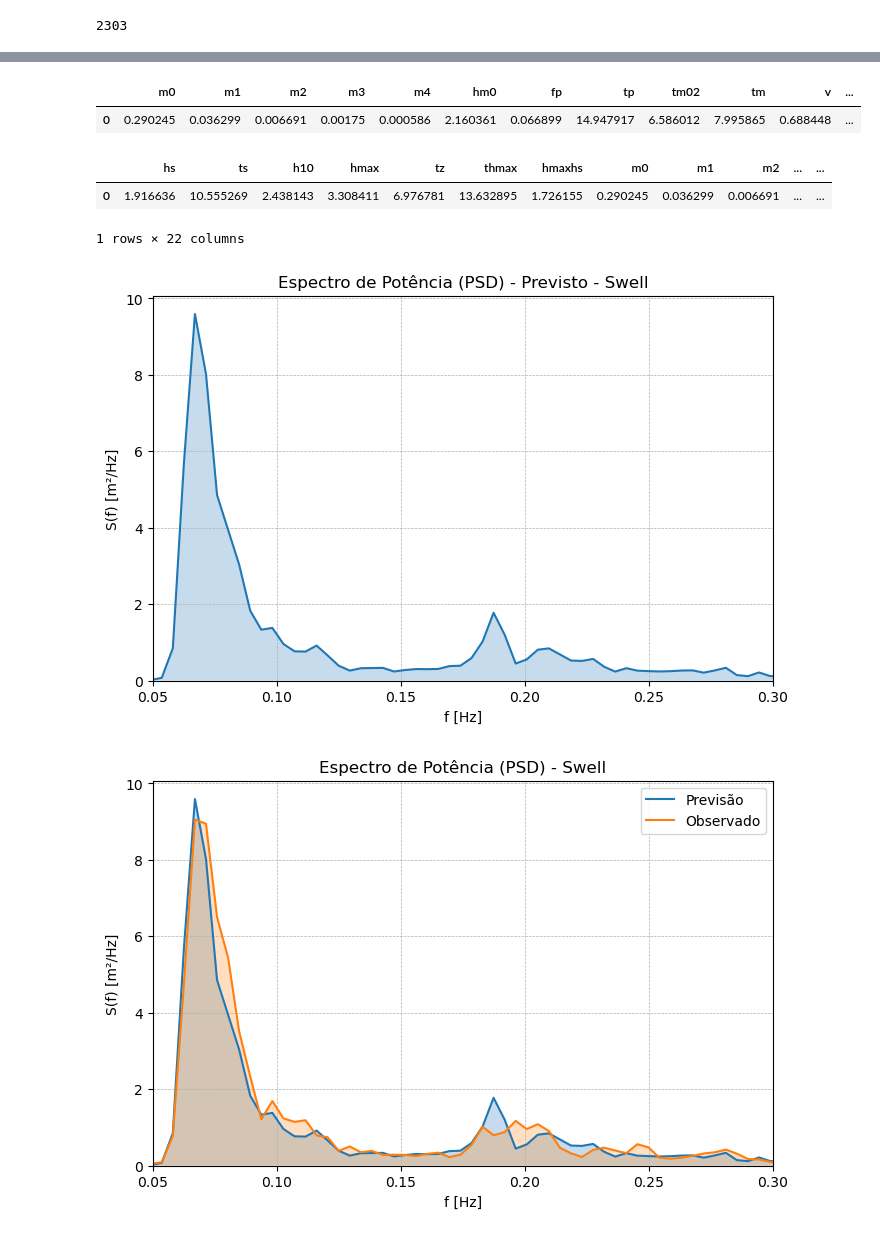
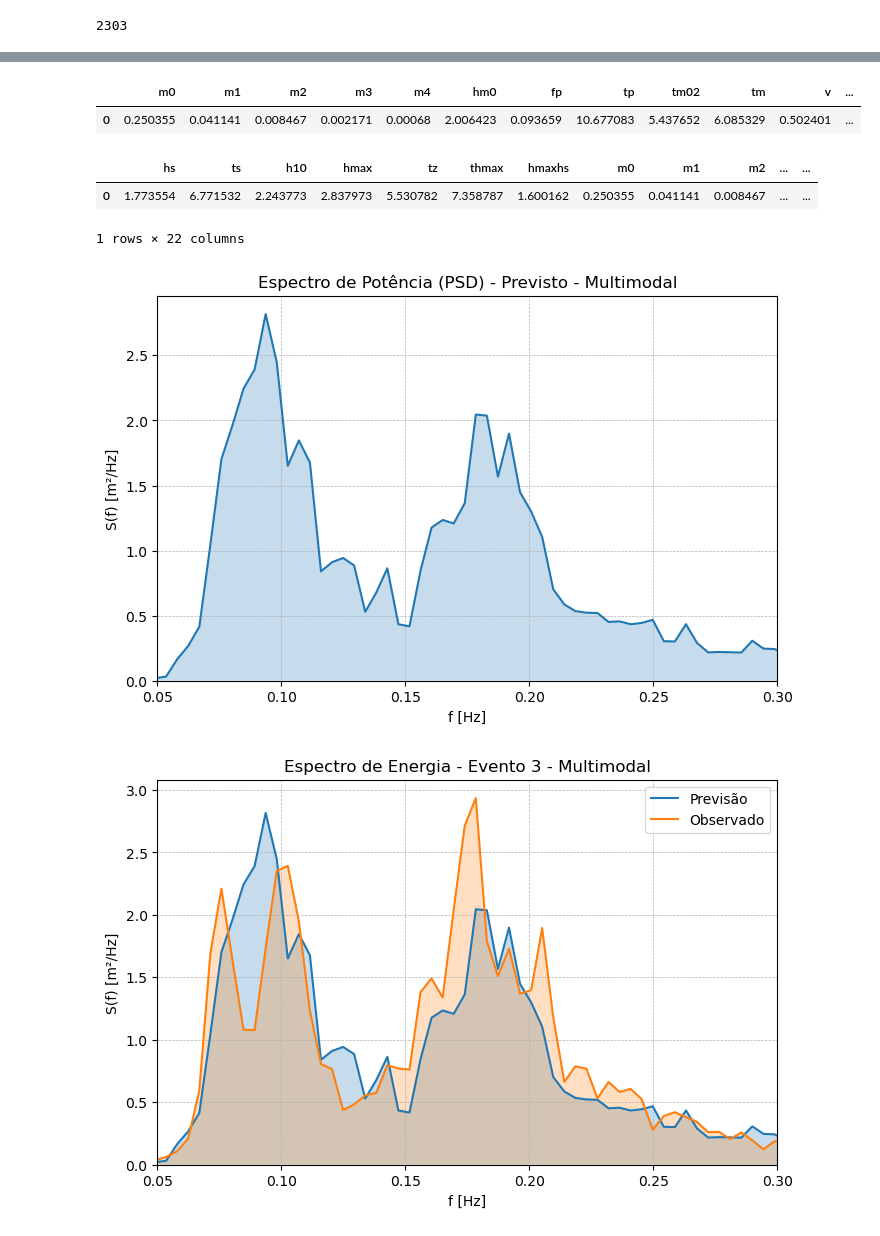
Before and after one commit to asapessoa77/sophia-wv, a Jupyter notebook: omarsat.ipynb, the cells around one changed output, grey strips where cells are left out. Cells and saved outputs as stored; diff of their text form; code cells hidden in the pictures.

```diff
--- a/omarsat.ipynb
+++ b/omarsat.ipynb
@@ -87,7 +87,7 @@ conf
 #1 -> bimodal
 #2 -> multimodal
 #3 -> extremo
-IDX = 0
+IDX = 2
 # %%
 dt = 0.78125 #segundos
 # %%
@@ -261,12 +261,12 @@ ppf_prev, cc_prev = wave.freq_domain(t, sp, Fs=1/dt, NFFT=N/8)
 ppf_prev
 # %% [output]
 |  | m0 | m1 | m2 | m3 | m4 | hm0 | fp | tp | tm02 | tm | v | ... |
-| 0 | 0.290245 | 0.036299 | 0.006691 | 0.00175 | 0.000586 | 2.160361 | 0.066899 | 14.947917 | 6.586012 | 7.995865 | 0.688448 | ... |
+| 0 | 0.250355 | 0.041141 | 0.008467 | 0.002171 | 0.00068 | 2.006423 | 0.093659 | 10.677083 | 5.437652 | 6.085329 | 0.502401 | ... |
 # %%
 pd.concat([ppt_prev, ppf_prev], axis=1)
 # %% [output]
 |  | hs | ts | h10 | hmax | tz | thmax | hmaxhs | m0 | m1 | m2 | ... | ... |
-| 0 | 1.916636 | 10.555269 | 2.438143 | 3.308411 | 6.976781 | 13.632895 | 1.726155 | 0.290245 | 0.036299 | 0.006691 | ... | ... |
+| 0 | 1.773554 | 6.771532 | 2.243773 | 2.837973 | 5.530782 | 7.358787 | 1.600162 | 0.250355 | 0.041141 | 0.008467 | ... | ... |
 1 rows × 22 columns
 # %%
 tools.plot_power_spectrum(
@@ -284,28 +284,28 @@ tools.plot_power_spectrum(
     fill_alpha=0.25
     )
 # %% [output]
-[figure, old version]
+[figure, new version]
 # %%
 tools.plot_power_spectrum_pair(
     cc_prev,
     cc_real,
     col1="c11",
     col2="c11",
     logx=False,
     logy=False,
     units="Hz",
     xlim=(0.05, 0.3),
     density_label="S(f) [m²/Hz]",
-    title=f"Espectro de Potência (PSD) - {series[IDX].capitalize()}",
+    title=f"Espectro de Energia - Evento {IDX+1} - {series[IDX].capitalize()}",
     peak_min_freq=0.05,
     fill=True,
     fill_alpha1=0.25,
     fill_alpha2=0.25,
     label1="Previsão",
     label2="Observado"
     )
 # %% [output]
-[figure, old version]
+[figure, new version]
 # %%
 # Re-enviando a função (o kernel foi reiniciado).
 
```
Also changed, not shown: parts of 14 cells of this notebook.
